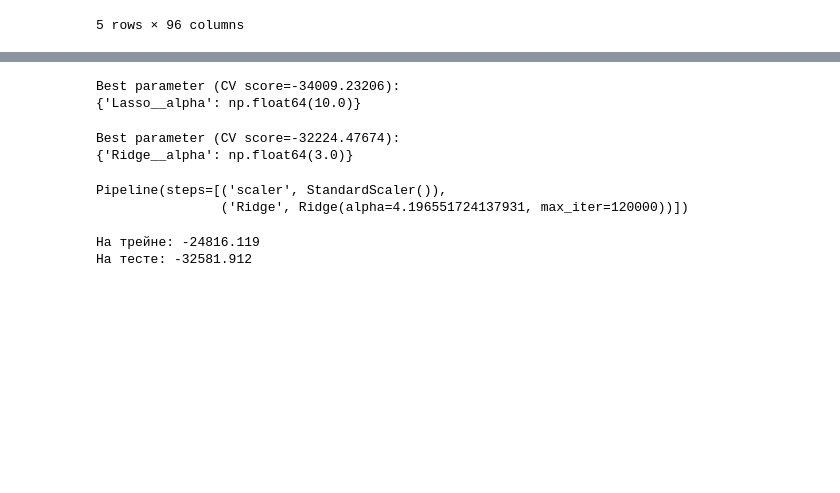
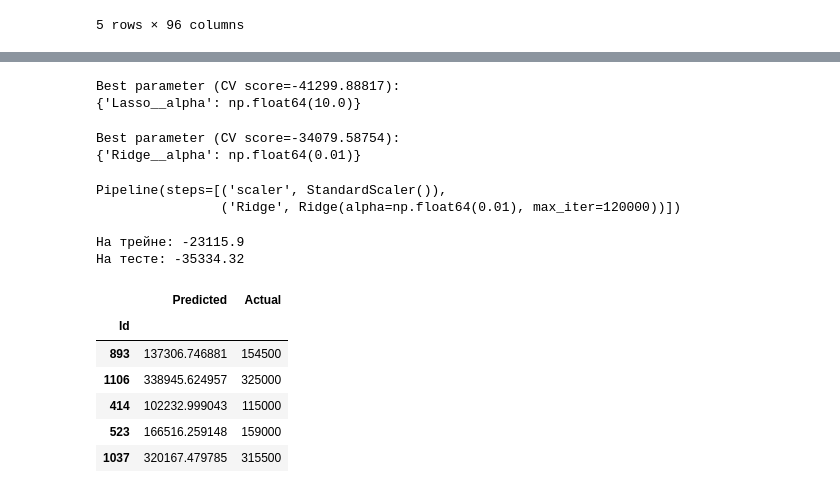
Before and after one commit to ekudrin/ml_examples, a Jupyter notebook: house_prices.ipynb, the cells around one changed output, grey strips where cells are left out. Drawn from its saved outputs; the diff is of its cells as text; code cells hidden in the pictures; blank space fills up the shorter version.

```diff
--- a/house_prices.ipynb
+++ b/house_prices.ipynb
@@ -309,12 +315,12 @@ param_grid = {
 }
 
 search_lasso = GridSearchCV(pipe_lasso, param_grid, cv=kf, scoring='neg_root_mean_squared_error')
-search_lasso.fit(X,Y)
+search_lasso.fit(X_train,y_train)
 
 print(f"Best parameter (CV score={search_lasso.best_score_:.5f}):")
 print(search_lasso.best_params_)
 # %% [output]
-Best parameter (CV score=-34009.23206):
+Best parameter (CV score=-41299.88817):
 {'Lasso__alpha': np.float64(10.0)}
 # %%
 #Подбираем альфа параметр для Ridge
@@ -328,27 +334,39 @@ param_grid = {
 }
 
 search_ridge = GridSearchCV(pipe_ridge, param_grid, cv=kf, scoring='neg_root_mean_squared_error')
-search_ridge.fit(X,Y)
+search_ridge.fit(X_train,y_train)
 
 print(f"Best parameter (CV score={search_ridge.best_score_:.5f}):")
 print(search_ridge.best_params_)
 # %% [output]
-Best parameter (CV score=-32224.47674):
-{'Ridge__alpha': np.float64(3.0)}
+Best parameter (CV score=-34079.58754):
+{'Ridge__alpha': np.float64(0.01)}
 # %%
 #Фиксируем финальный результат на Ridge модели с лучшими параметрами.
 
-pipe_ridge.set_params(Ridge__alpha = 4.196551724137931)
+pipe_ridge.set_params(Ridge__alpha = search_ridge.best_params_['Ridge__alpha'])
 # %% [output]
 Pipeline(steps=[('scaler', StandardScaler()),
-                ('Ridge', Ridge(alpha=4.196551724137931, max_iter=120000))])
+                ('Ridge', Ridge(alpha=np.float64(0.01), max_iter=120000))])
 # %%
-pipe_ridge.fit(X,Y)
-
-cv_result_ridge = cross_validate(pipe_ridge,X,Y,scoring='neg_root_mean_squared_error',cv=kf,return_train_score=True)
+cv_result_ridge = cross_validate(pipe_ridge,X_train,y_train,scoring='neg_root_mean_squared_error',cv=kf,return_train_score=True)
 
 print(f'На трейне: {np.mean(cv_result_ridge["train_score"]).round(3)}')
 print(f'На тесте: {np.mean(cv_result_ridge["test_score"]).round(3)}')
 # %% [output]
-На трейне: -24816.119
-На тесте: -32581.912
+На трейне: -23115.9
+На тесте: -35334.32
+# %%
+pipe_ridge.fit(X_train,y_train)
+pred = pipe_ridge.predict(X_test)
+# %%
+result_df = pd.DataFrame({'Predicted': pred, 'Actual': y_test})
+result_df.head()
+# %% [output]
+|  | Predicted | Actual |
+| Id |  |  |
+| 893 | 137306.746881 | 154500 |
+| 1106 | 338945.624957 | 325000 |
+| 414 | 102232.999043 | 115000 |
+| 523 | 166516.259148 | 159000 |
+| 1037 | 320167.479785 | 315500 |
```
Also changed, not shown: parts of 5 cells of this notebook.
